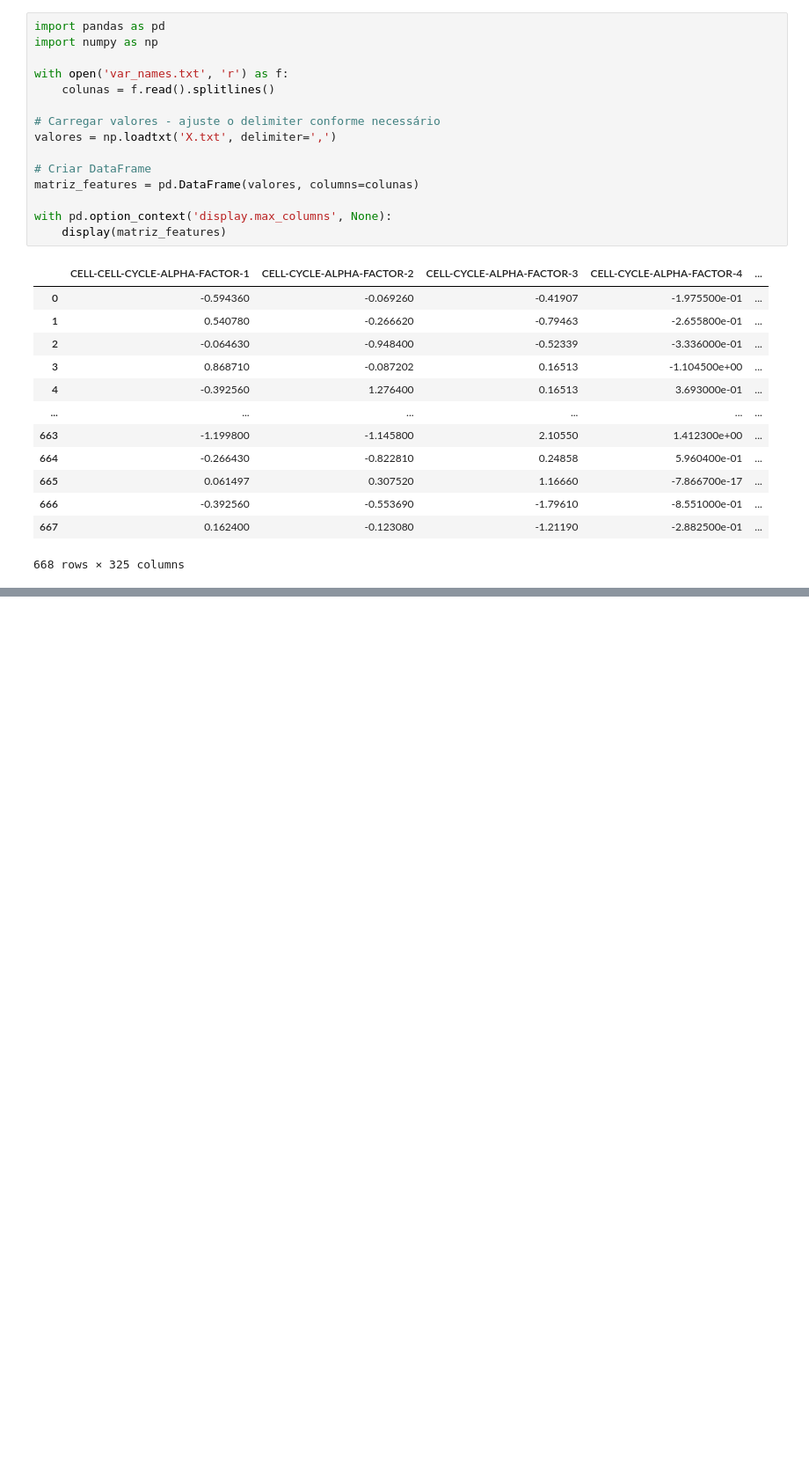
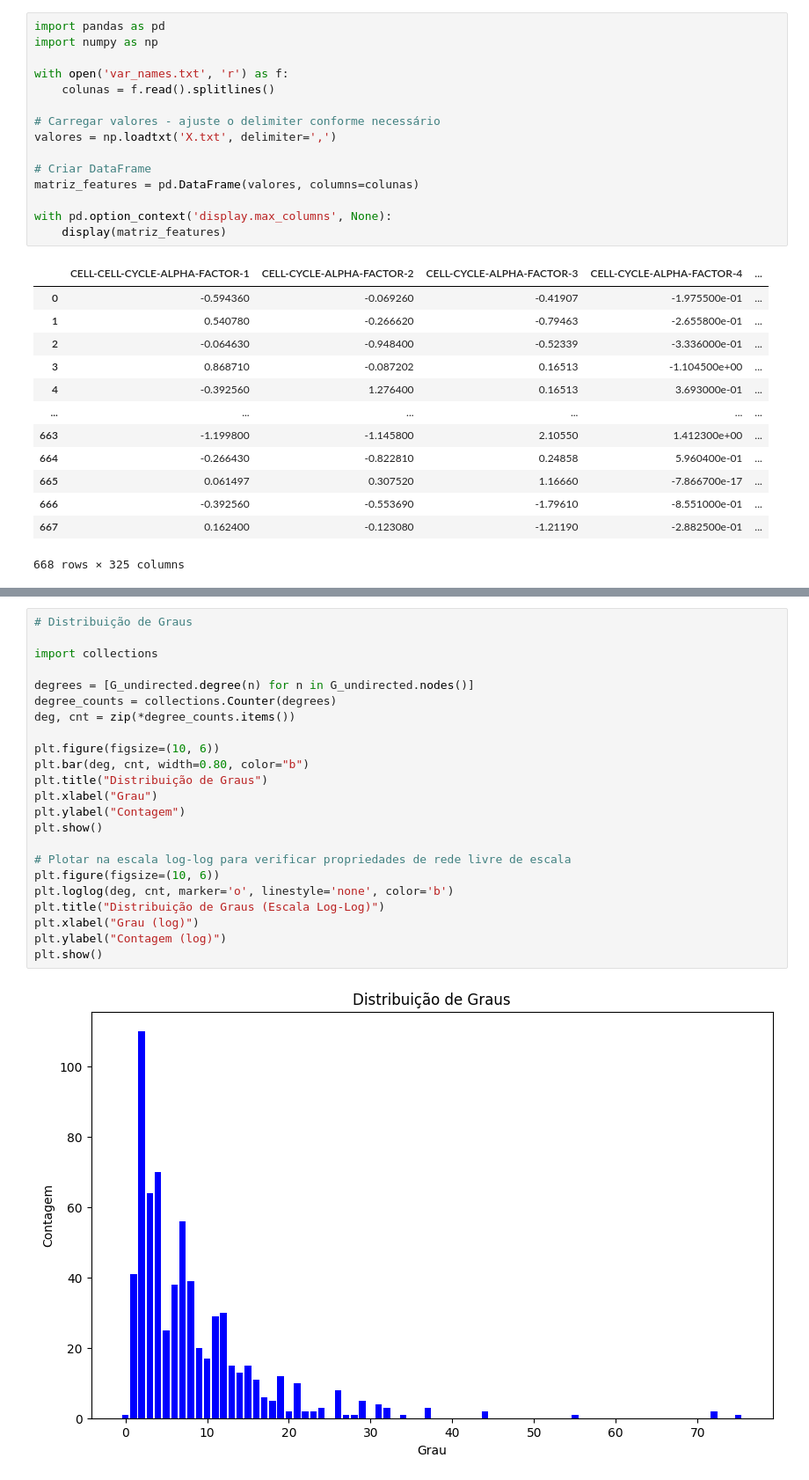
Before and after one commit to matheo-angelo/Trabalho-PCD-III, a Jupyter notebook: PCD_III_Análise_Exploratória.ipynb, the cells around one changed output, grey strips where cells are left out. Shown at 88% size. Saved outputs shown, nothing was run; the diff lists cells and outputs as text; blank space fills up the shorter version.

```diff
--- a/PCD_III_Análise_Exploratória.ipynb
+++ b/PCD_III_Análise_Exploratória.ipynb
@@ -108,0 +333,25 @@ with pd.option_context('display.max_columns', None):
+# %%
+# Distribuição de Graus
+
+import collections
+
+degrees = [G_undirected.degree(n) for n in G_undirected.nodes()]
+degree_counts = collections.Counter(degrees)
+deg, cnt = zip(*degree_counts.items())
+
+plt.figure(figsize=(10, 6))
+plt.bar(deg, cnt, width=0.80, color="b")
+plt.title("Distribuição de Graus")
+plt.xlabel("Grau")
+plt.ylabel("Contagem")
+plt.show()
+
+# Plotar na escala log-log para verificar propriedades de rede livre de escala
+plt.figure(figsize=(10, 6))
+plt.loglog(deg, cnt, marker='o', linestyle='none', color='b')
+plt.title("Distribuição de Graus (Escala Log-Log)")
+plt.xlabel("Grau (log)")
+plt.ylabel("Contagem (log)")
+plt.show()
+# %% [output]
+[figure, added]
```
Also changed, not shown: parts of 25 cells of this notebook.
